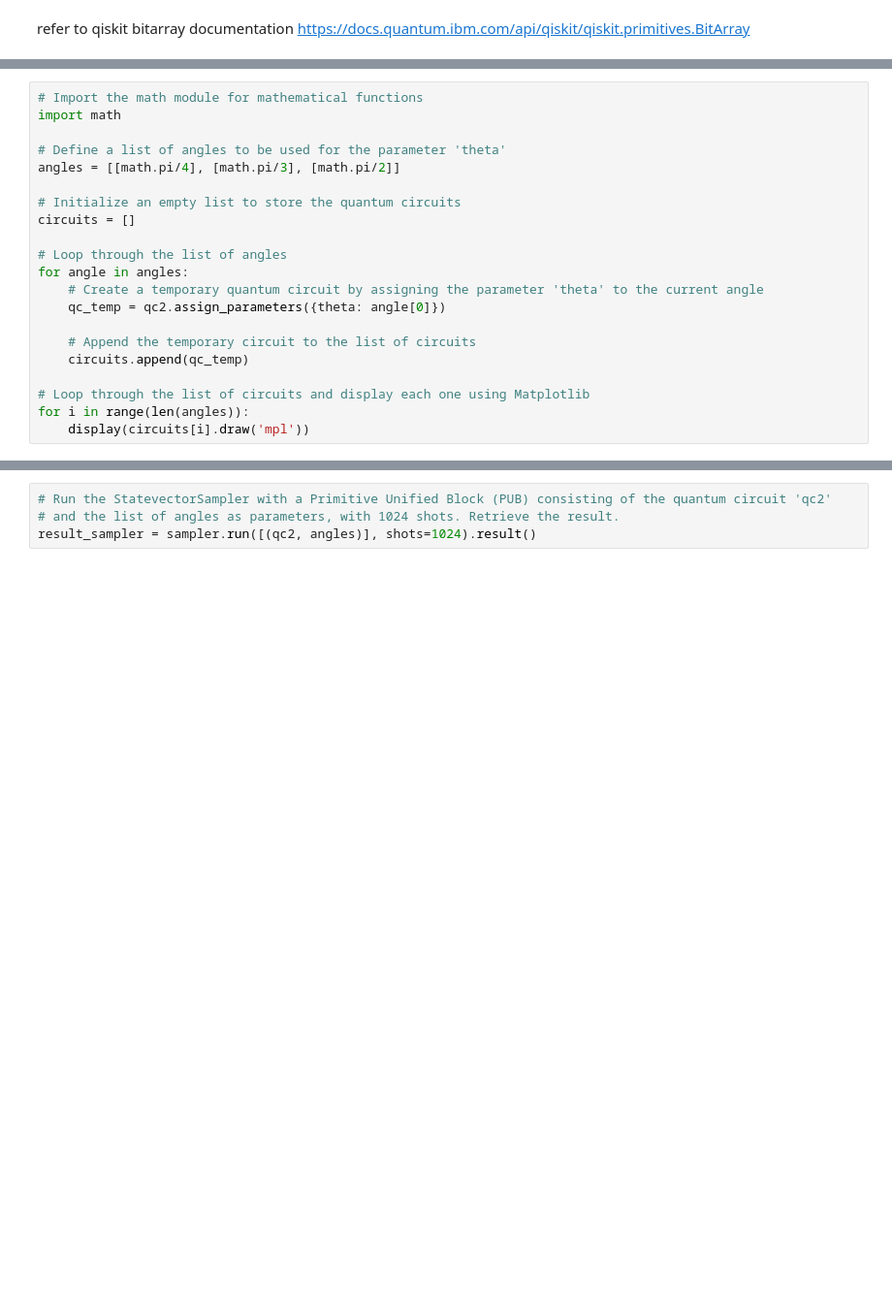
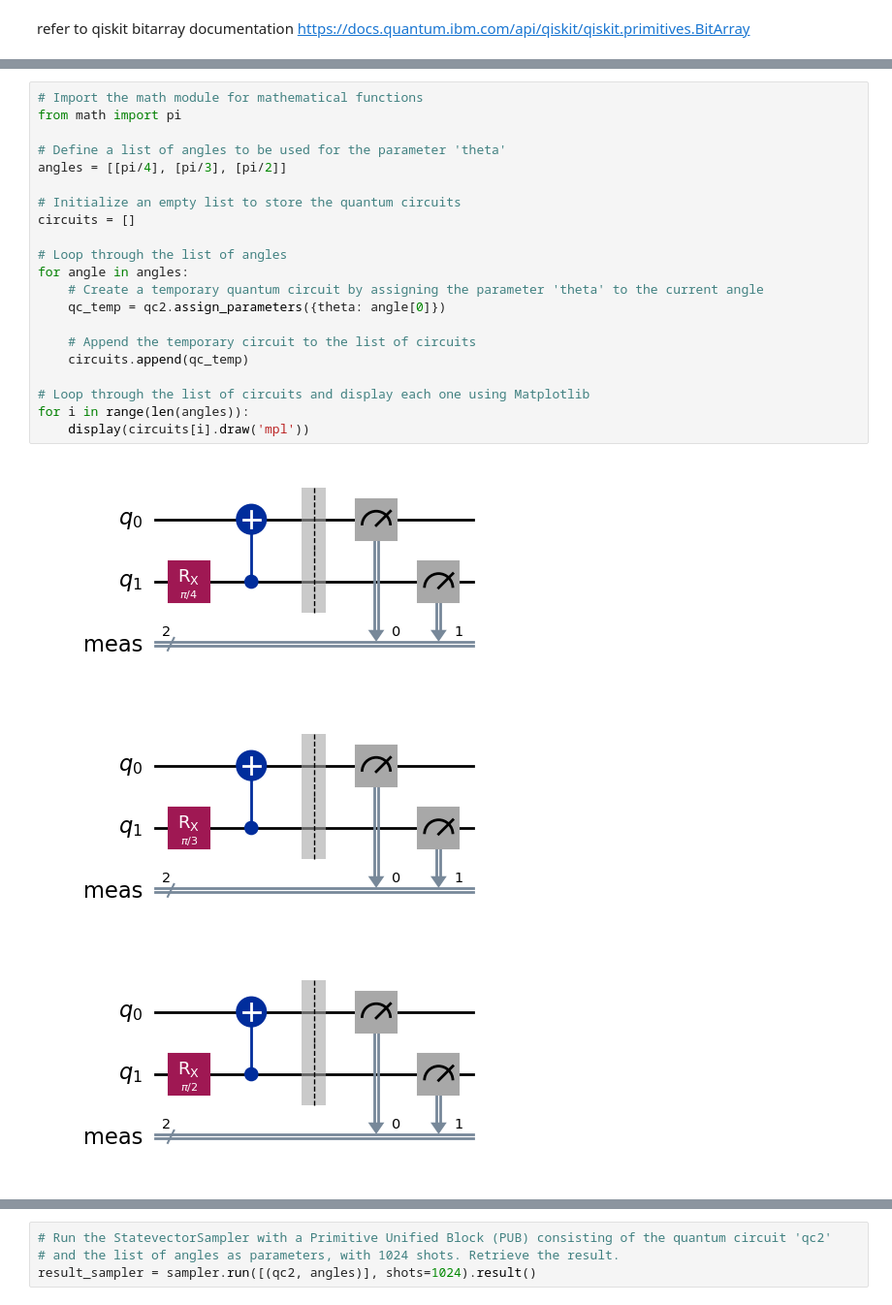
Before and after one commit to AKookani/Qiskit_course, a Jupyter notebook: Qiskit1.ipynb, the cells around one changed output, grey strips where cells are left out. Shown at 97% size. Drawn from its saved outputs; the diff is of its cells as text; blank space fills up the shorter version.

```diff
--- a/Qiskit1.ipynb
+++ b/Qiskit1.ipynb
@@ -544,23 +574,27 @@ qc2.draw('mpl')
 # %%
 # Import the math module for mathematical functions
-import math
+from math import pi
 
 # Define a list of angles to be used for the parameter 'theta'
-angles = [[math.pi/4], [math.pi/3], [math.pi/2]]
+angles = [[pi/4], [pi/3], [pi/2]]
 
 # Initialize an empty list to store the quantum circuits
 circuits = []
 
 # Loop through the list of angles
 for angle in angles:
     # Create a temporary quantum circuit by assigning the parameter 'theta' to the current angle
     qc_temp = qc2.assign_parameters({theta: angle[0]})
 
     # Append the temporary circuit to the list of circuits
     circuits.append(qc_temp)
 
 # Loop through the list of circuits and display each one using Matplotlib
 for i in range(len(angles)):
     display(circuits[i].draw('mpl'))
+# %% [output]
+[figure, added]
+[figure, added]
+[figure, added]
 # %%
 # Transpile the list of circuits for the basic simulator backend
```
Also changed, not shown: parts of 37 cells of this notebook.
